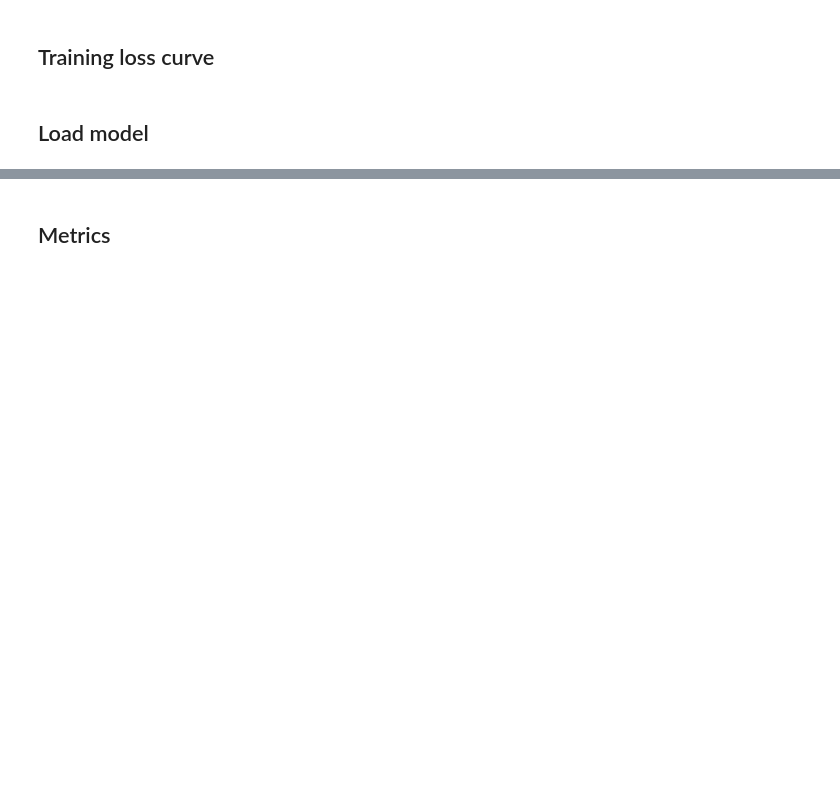
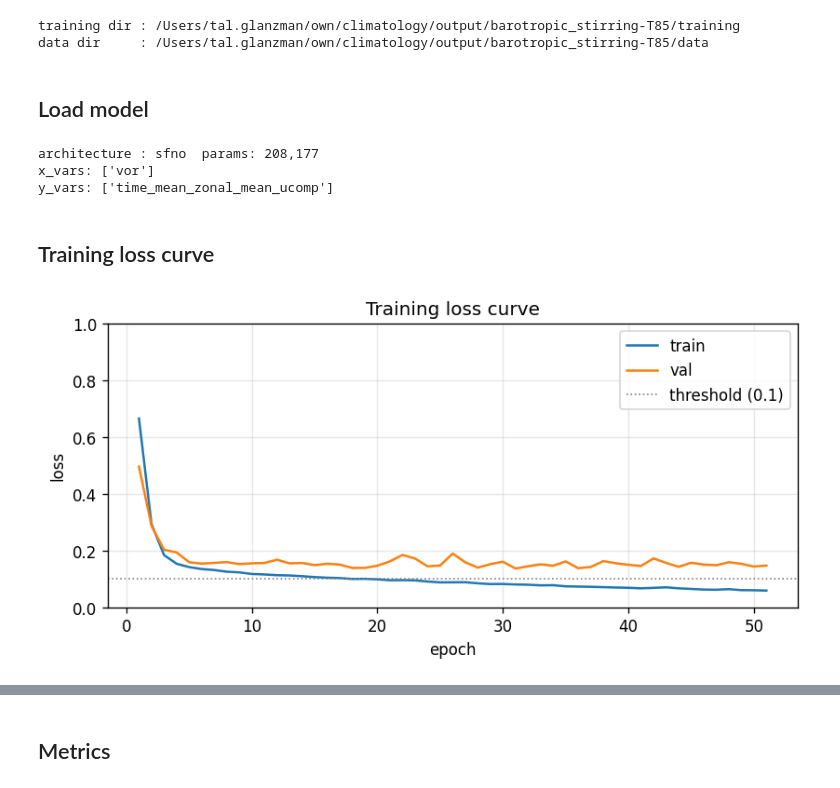
Before and after one commit to tglanz/climatology, a Jupyter notebook: ml/notebooks/climatology_model_evaluation.ipynb, the cells around one changed output, grey strips where cells are left out. Drawn from its saved outputs; the diff is of its cells as text; code cells hidden in the pictures; blank space fills up the shorter version.

Commit message:
better splits

```diff
--- a/ml/notebooks/climatology_model_evaluation.ipynb
+++ b/ml/notebooks/climatology_model_evaluation.ipynb
@@ -14,27 +15,23 @@ For each test simulation, the model is given K-step windows of vorticity and pre
 # %%
 import csv
-import sys
+import warnings
 from pathlib import Path
 
+import h5py
 import numpy as np
 import matplotlib.pyplot as plt
 import torch
-
-ML_DIR = Path("..")
-sys.path.insert(0, str(ML_DIR / "src"))
+from tqdm.notebook import tqdm
 
 from ml.config import load as load_config
 from ml.data.climatology import is_climatology_var
-from ml.data.splits import Splits
-from ml.data.isca_segment import aggregated_read_field, read_segment
-from ml.diagnostics import find_spinup_time, find_zonal_mean_convergence_time
-from ml.diagnostics.enstrophy import mean_enstrophy
-from ml.diagnostics.convergence import compute_time_mean_zonal_mean
 from ml.diagnostics.spatial import cosine_latitude_weights
 from ml.training.model import build_model
+from ml.visualization.training import plot_loss_curve
 
 plt.rcParams["figure.dpi"] = 120
+
+warnings.filterwarnings("ignore", message=".*resized since it had shape.*")
+warnings.filterwarnings("ignore", message=".*MPS.*constant padding.*")
+
+TRAINING_DIR = Path("../../output/barotropic_stirring-T85/training")
-# %%
-# --- Parameters ---
-CONFIG_PATH = ML_DIR / "configs" / "default.toml"
-TRAINING_DIR = None  # None = derive from config (experiment_dir/training)
@@ -48,29 +38,64 @@ print(f"train: {len(splits.train)}  val: {len(splits.validation)}  test: {len(sp
+# %%
+training_dir = TRAINING_DIR.resolve()
+assert training_dir.exists(), f"training dir not found: {training_dir}"
+
+cfg = load_config(training_dir / "config.toml")
+
+data_dir = training_dir.parent / "data"
+assert data_dir.exists(), f"data dir not found: {data_dir}"
+assert (data_dir / "test.h5").exists(), f"test.h5 not found in {data_dir}"
+
+print(f"training dir : {training_dir}")
+print(f"data dir     : {data_dir}")
+# %% [output]
+training dir : /Users/tal.glanzman/own/climatology/output/barotropic_stirring-T85/training
+data dir     : /Users/tal.glanzman/own/climatology/output/barotropic_stirring-T85/data
+# %% [markdown]
+## Load model
+# %%
+model = build_model(
+    cfg.model,
+    dropout=cfg.training.regularization.dropout,
+    zonal_mean=True,
+)
+
+params_path = training_dir / "parameters.pt"
+assert params_path.exists(), f"model parameters not found: {params_path}"
+state_dict = torch.load(params_path, map_location="cpu", weights_only=False)
+state_dict.pop("_metadata", None)
+model.load_state_dict(state_dict)
+model.eval()
+
+norm_path = training_dir / "normalization.pt"
+assert norm_path.exists(), f"normalization stats not found: {norm_path}"
+norm = torch.load(norm_path, map_location="cpu", weights_only=True)
+
+n_params = sum(p.numel() for p in model.parameters())
+print(f"architecture : {cfg.model.architecture}  params: {n_params:,}")
+print(f"x_vars: {cfg.data.x_vars}")
+print(f"y_vars: {cfg.data.y_vars}")
+# %% [output]
+architecture : sfno  params: 208,177
+x_vars: ['vor']
+y_vars: ['time_mean_zonal_mean_ucomp']
 # %% [markdown]
 ## Training loss curve
 # %%
 metrics_file = training_dir / "epoch-metrics.csv"
 assert metrics_file.exists(), f"epoch-metrics.csv not found: {metrics_file}"
 
 epochs, train_losses, val_losses = [], [], []
 with open(metrics_file) as f:
     for row in csv.DictReader(f):
         epochs.append(int(row["epoch"]))
         train_losses.append(float(row["train_loss"]))
         v = row.get("val_loss", "")
         val_losses.append(float(v) if v else float("nan"))
 
 fig, ax = plt.subplots(figsize=(7, 3.5))
-ax.plot(epochs, train_losses, label="train")
-val_arr = np.array(val_losses)
-if not np.all(np.isnan(val_arr)):
-    ax.plot(epochs, val_arr, label="val")
-ax.set_xlabel("epoch")
-ax.set_ylabel("loss")
+plot_loss_curve(ax, epochs, train_losses, val_losses)
 ax.set_title("Training loss curve")
-ax.set_yscale("log")
-ax.legend()
-ax.grid(True, alpha=0.3)
 plt.tight_layout()
 plt.show()
+# %% [output]
+[figure, added]
-# %% [markdown]
-## Load model
```
Also changed, not shown: parts of 16 cells of this notebook, 22 other files.
